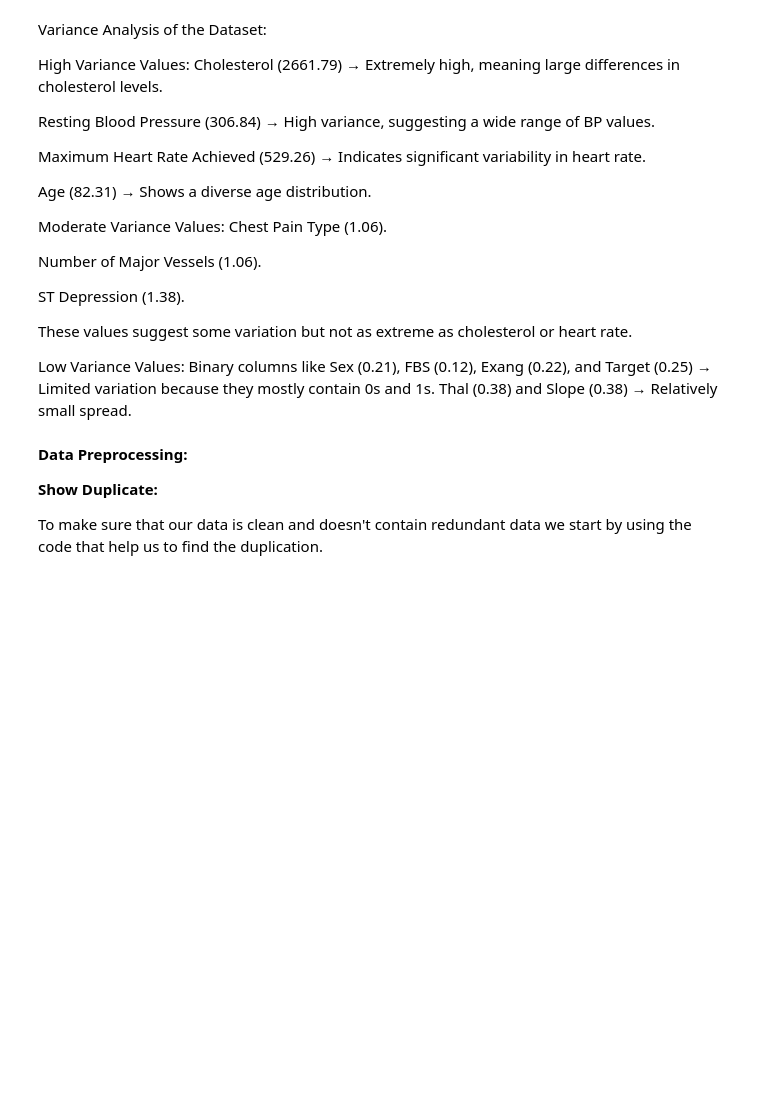
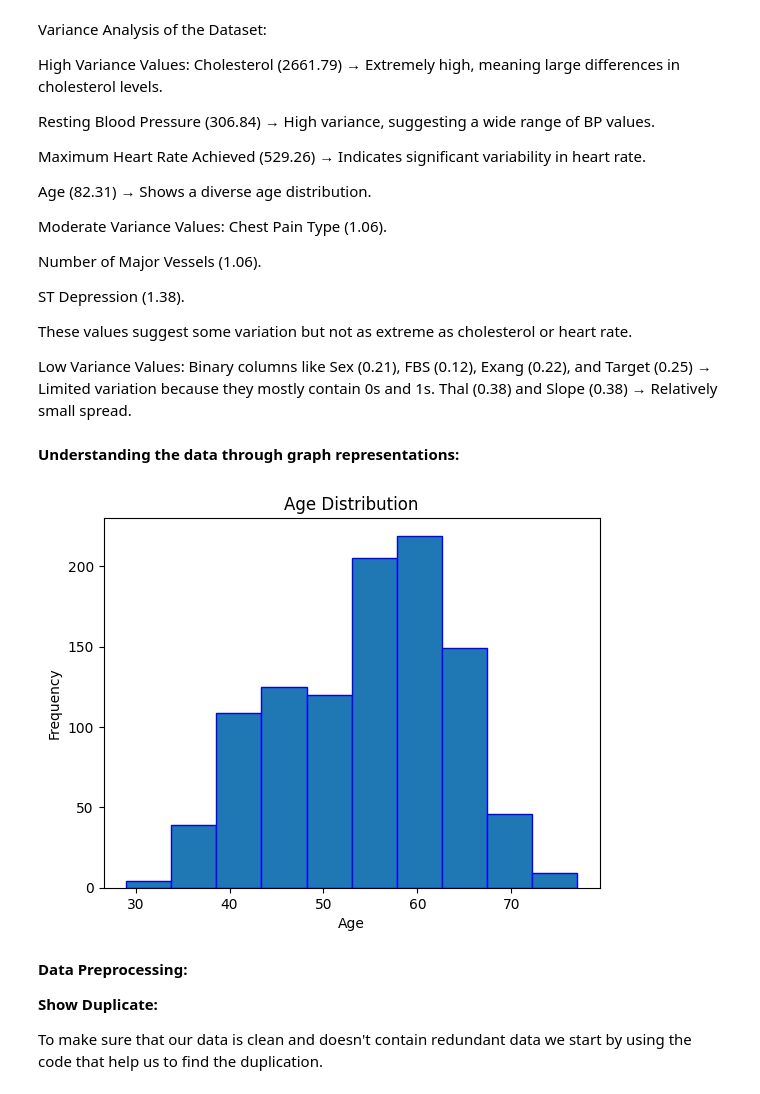
Before and after one commit to JoudySaleh-IT/IT326, a Jupyter notebook: Phase2.ipynb, the cells around one changed output. Drawn from its saved outputs; the diff is of its cells as text; code cells hidden in the pictures; blank space fills up the shorter version.

```diff
--- a/Phase2.ipynb
+++ b/Phase2.ipynb
@@ -190,6 +190,18 @@ These values suggest some variation but not as extreme as cholesterol or heart r
 Low Variance Values:
 Binary columns like Sex (0.21), FBS (0.12), Exang (0.22), and Target (0.25) → Limited variation because they mostly contain 0s and 1s.
 Thal (0.38) and Slope (0.38) → Relatively small spread.
+# %% [markdown]
+**Understanding the data through graph representations:**
+# %%
+ages = df['age']
+plt.hist(ages , bins = 10, edgecolor = 'blue')
+plt.title('Age Distribution')
+plt.xlabel('Age')
+plt.ylabel('Frequency')
+
+plt.show;
+# %% [output]
+[figure, added]
 # %% [markdown]
 **Data Preprocessing:**
 
```
